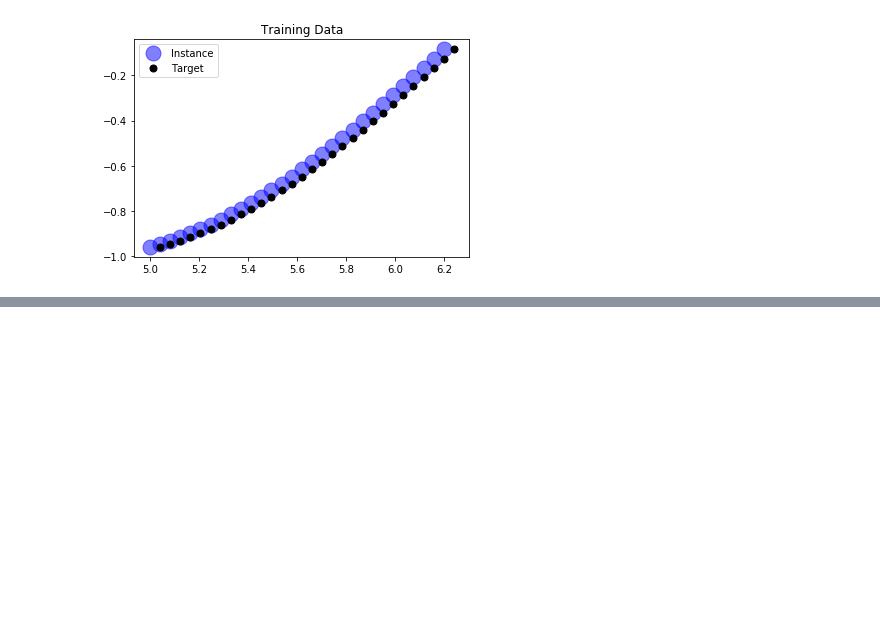
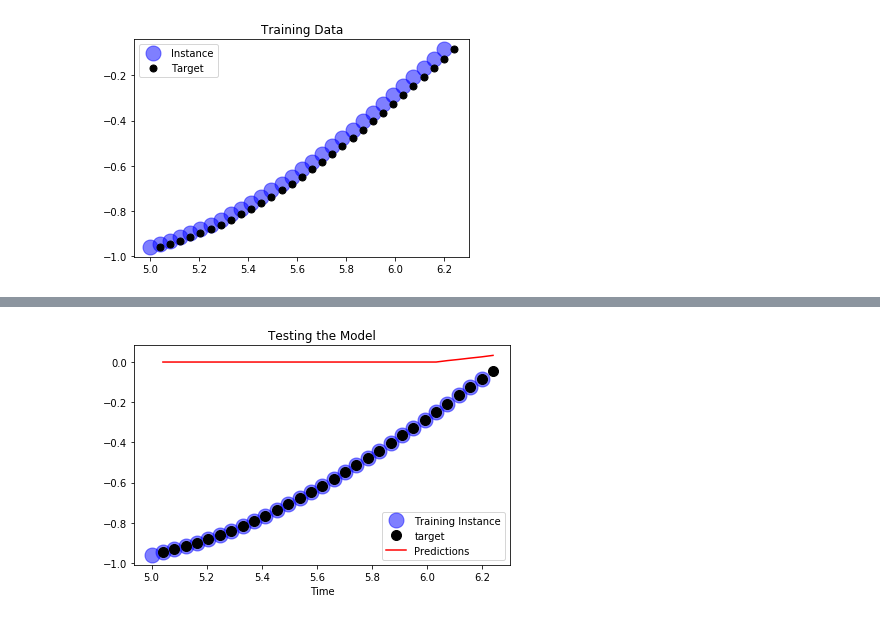
Before and after one commit to data-science-tsb/practice-tensorflow, a Jupyter notebook: tf1/13RNN.ipynb, the cells around one changed output, grey strips where cells are left out. Saved outputs shown, nothing was run; the diff lists cells and outputs as text; code cells hidden in the pictures; blank space fills up the shorter version.

```diff
--- a/tf1/13RNN.ipynb
+++ b/tf1/13RNN.ipynb
@@ -79,0 +105,9 @@ plt.legend()
+# %%
+# standard stuffs
+loss = tf.reduce_mean(tf.square(outputs-y))
+
+# optimizer
+optimizer = tf.train.AdamOptimizer(learning_rate=learning_rate)
+train = optimizer.minimize(loss)
+
+init = tf.global_variables_initializer()
@@ -79,0 +117,18 @@ plt.legend()
+# %%
+saver = tf.train.Saver()
+# %%
+# add the gpu options for you RK
+#with tf.Session(config=tf.ConfigProto(gpu_options=gpu_options)) as sess:
+
+with tf.Session() as sess:
+    sess.run(init)
+    for iteration in range(num_train_iterations):
+        X_batch, y_batch = tsd.next_batch(batch_size,num_time_steps)
+        sess.run(train,feed_dict={X:X_batch,y:y_batch})
+
+        # calculate the performance every 100 iteration
+        if iteration%100 == 0:
+            mse = loss.eval(feed_dict={X:X_batch,y:y_batch})
+            print(iteration,"\tMSE ",mse)
+
+    saver.save(sess,"./model/rnn_time_series_model_codealong")
@@ -79,0 +156,19 @@ plt.legend()
+# %%
+with tf.Session() as sess:
+    saver.restore(sess,"./model/rnn_time_series_model_codealong")
+    X_new = np.sin(np.array(train_inst[:-1].reshape(-1,num_time_steps,num_inputs)))
+    y_pred = sess.run(outputs,feed_dict={X:X_new})
+# %%
+plt.title("Testing the Model")
+
+plt.plot(train_inst[:-1],np.sin(train_inst[:-1]),"bo",markersize=15,alpha=0.5,label="Training Instance")
+
+plt.plot(train_inst[1:],np.sin(train_inst[1:]),"ko",markersize=10,label="target")
+
+plt.plot(train_inst[1:],y_pred[0,:,0],"r",markersize=10,label="Predictions")
+
+plt.xlabel('Time')
+plt.legend()
+plt.tight_layout()
+# %% [output]
+[figure, added]
```
Also changed, not shown: parts of 9 cells of this notebook, 1 other file.
